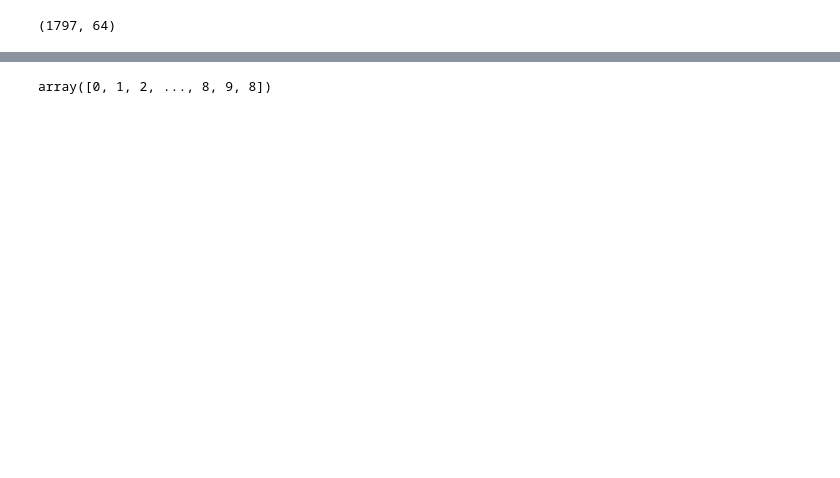
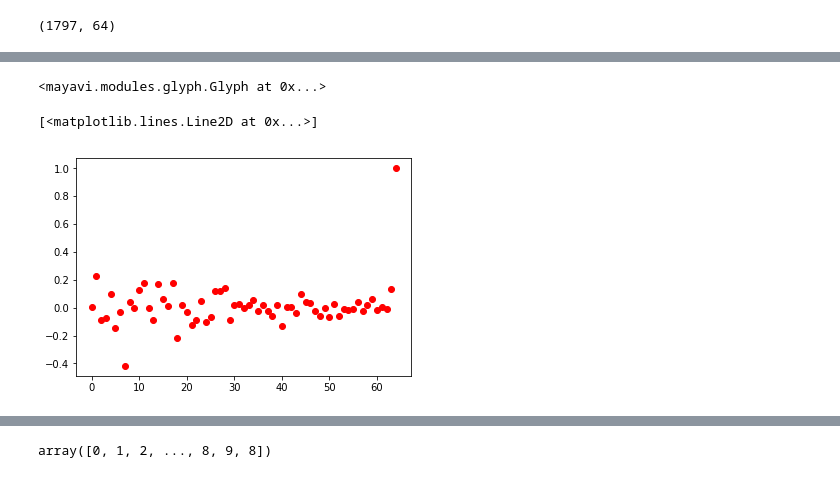
Before and after one commit to ramonapariciog/LIAPRE-Masters, a Jupyter notebook: clases/clase_2_svm_digits.ipynb, the cells around one changed output, grey strips where cells are left out. Saved outputs shown, nothing was run; the diff lists cells and outputs as text; code cells hidden in the pictures; blank space fills up the shorter version.

```diff
--- a/clases/clase_2_svm_digits.ipynb
+++ b/clases/clase_2_svm_digits.ipynb
@@ -35,0 +66,12 @@ for i in range(10):
+# %%
+def test_points3d(x, y, z, s):
+    # t = np.linspace(0, 4 * np.pi, 20)
+    # x = np.sin(2 * t)
+    # y = np.cos(t)
+    # z = np.cos(2 * t)
+    # s = 2 + np.sin(t)
+    return points3d(x, y, z, s, colormap="copper", scale_factor=.25)
+
+test_points3d(X_lda[2], X_lda[4], X_lda[5], (digits_target + 1) / 10.)
+# %% [output]
+<mayavi.modules.glyph.Glyph at 0x...>
@@ -35,0 +80,10 @@ for i in range(10):
+# %%
+X = pd.DataFrame(data=X_transform)
+X["target"] = digits_target
+# %%
+corr_mat = X.corr()
+# %%
+plt.plot(np.arange(65), corr_mat.values[-1:, :].reshape(-1,), "ro")
+# %% [output]
+[<matplotlib.lines.Line2D at 0x...>]
+[figure, added]
```
Also changed, not shown: parts of 32 cells of this notebook.
